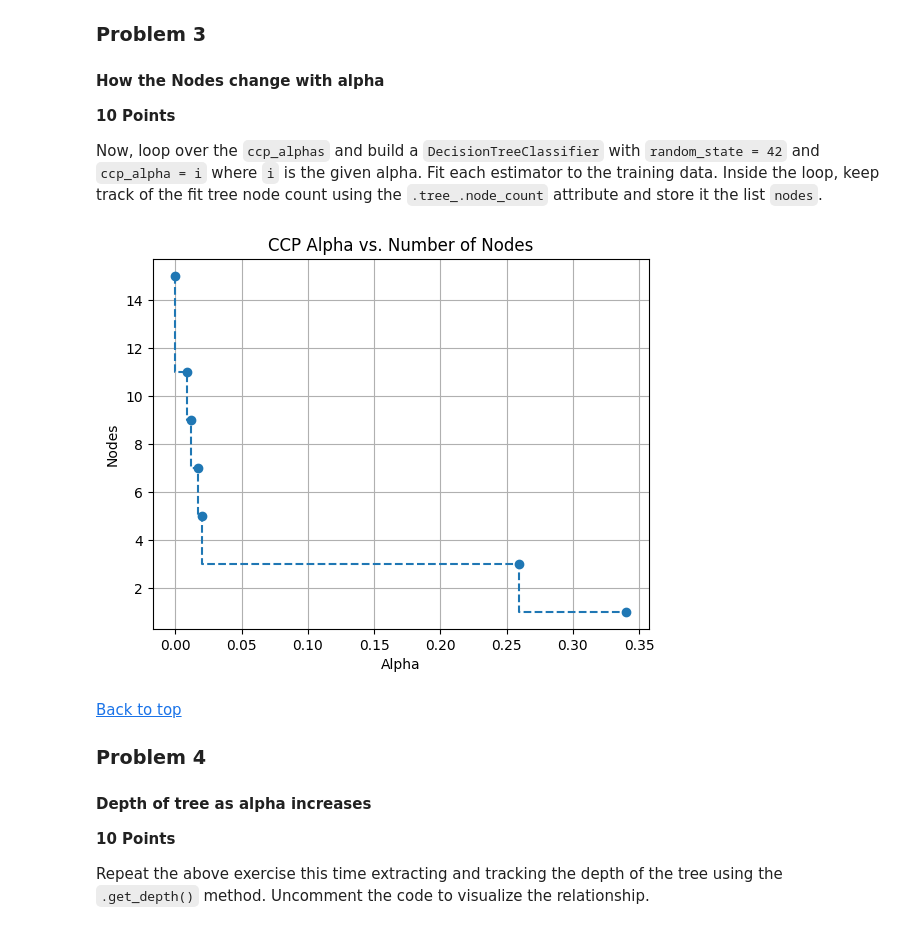
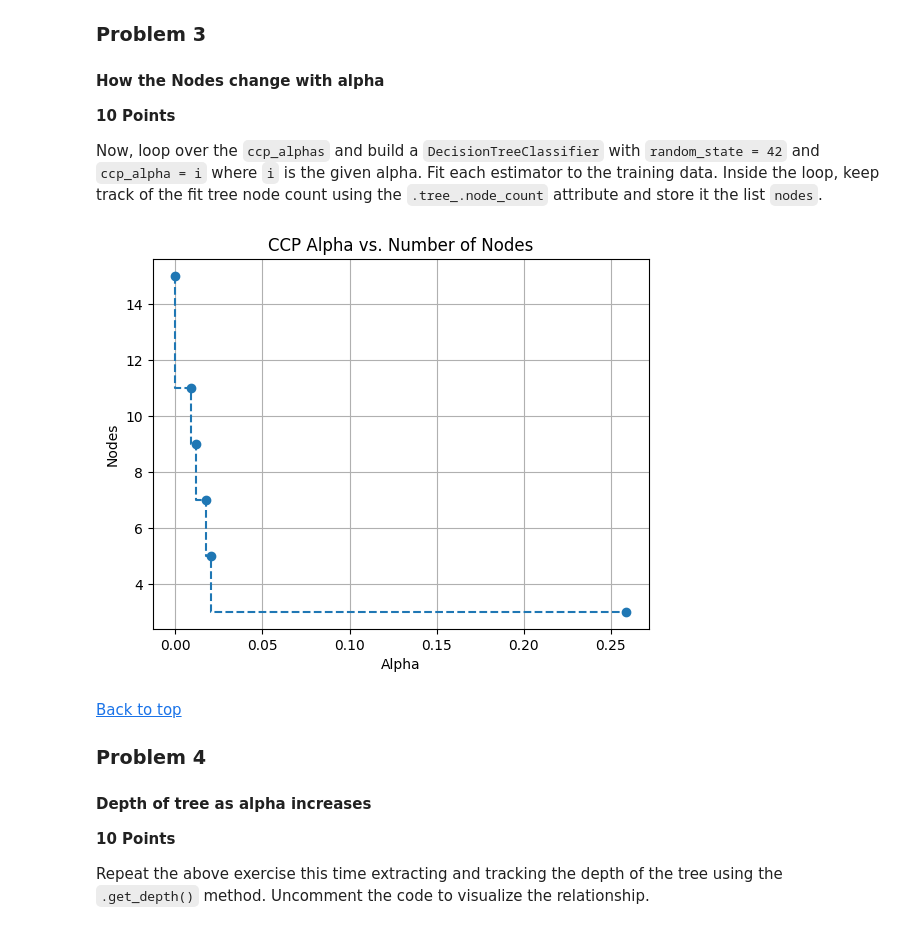
Before and after one commit to Subroy1/MSAI_AllPracticeModules, a Jupyter notebook: Module 14/Assignment14_3.ipynb, the cells around one changed output. Saved outputs shown, nothing was run; the diff lists cells and outputs as text; code cells hidden in the pictures.

```diff
--- a/Module 14/Assignment14_3.ipynb
+++ b/Module 14/Assignment14_3.ipynb
@@ -141,24 +141,23 @@ Now, loop over the `ccp_alphas` and build a `DecisionTreeClassifier` with `rando
 # %%
 ### GRADED
 nodes = []
-for i in ccp_alphas:
+for i in ccp_alphas[:-1]:
     #create decision tree and fit it
     dtree_alpha=DecisionTreeClassifier(random_state=42, ccp_alpha=i).fit(X_train, y_train)
     #append node count to nodes
     nodes.append(dtree_alpha.tree_.node_count)
     pass
 # YOUR CODE HERE
 
 
 ## Answer check
-#plt.step(ccp_alphas[:-1], nodes, '--o')
-plt.step(ccp_alphas, nodes, '--o')
+plt.step(ccp_alphas[:-1], nodes, '--o')
 plt.xlabel('Alpha')
 plt.ylabel('Nodes')
 plt.title('CCP Alpha vs. Number of Nodes')
 plt.grid();
 # %% [output]
-[figure, old version]
+[figure, new version]
 # %% [markdown]
 [Back to top](#-Index)
 
```
Also changed, not shown: parts of 6 cells of this notebook.
